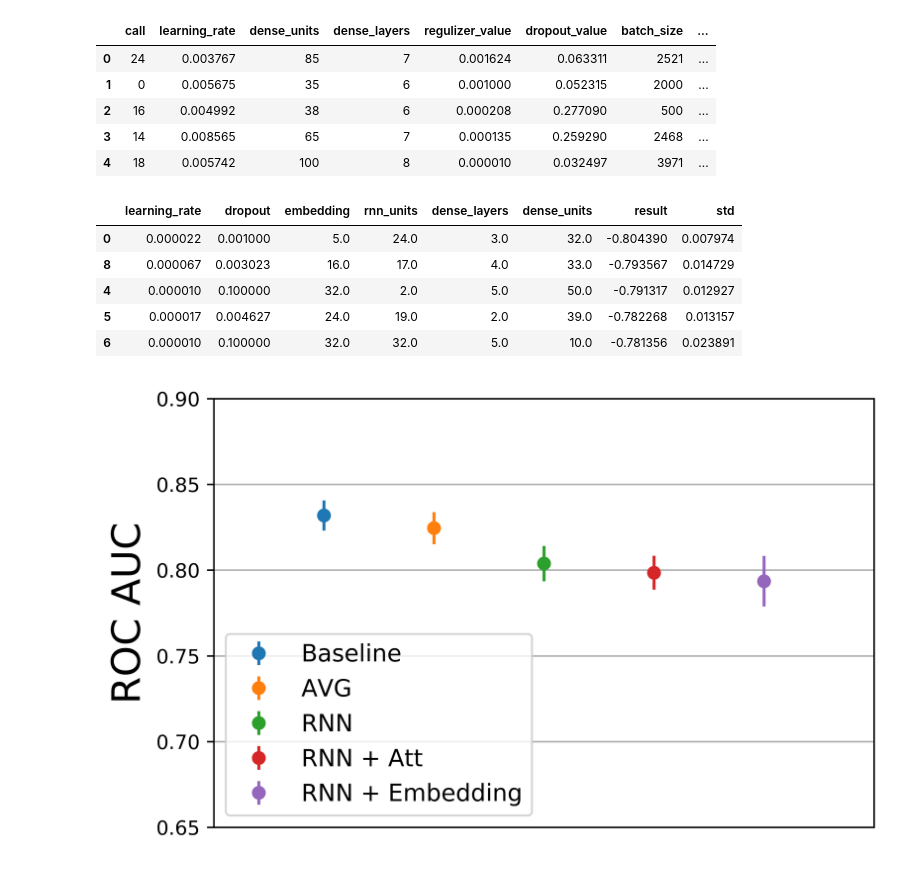
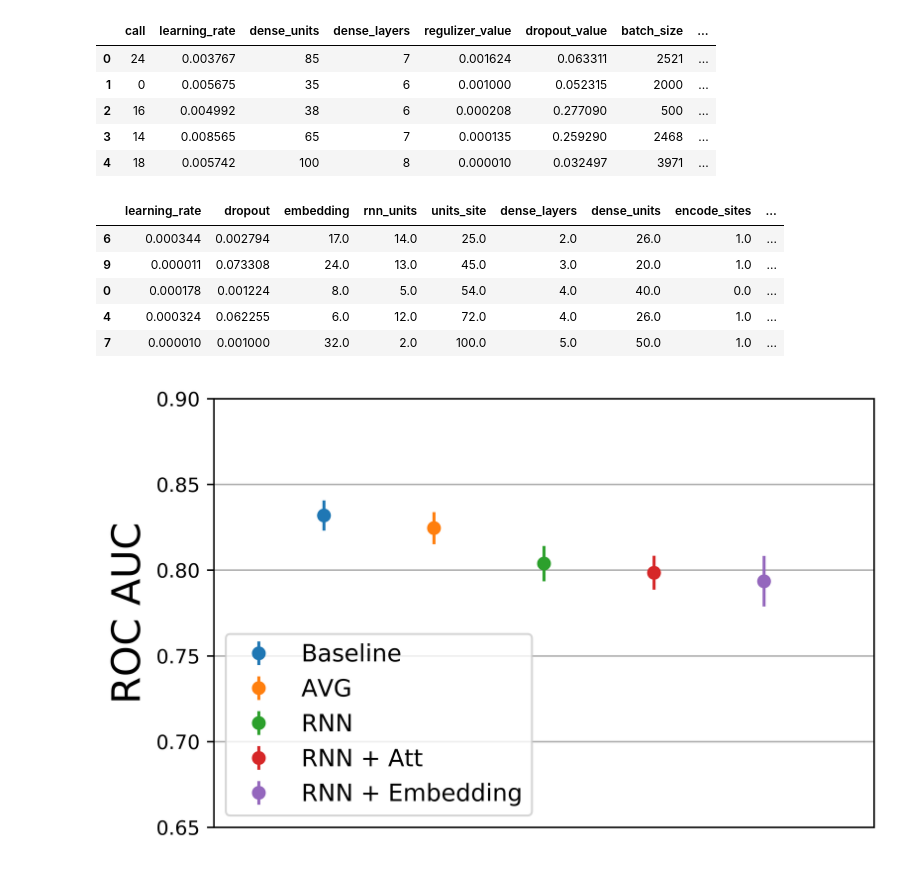
Before and after one commit to llayer/AIErrorLogAnalysis, a Jupyter notebook: training/print_json.ipynb, the cells around one changed output. Cells and saved outputs as stored; diff of their text form; code cells hidden in the pictures.

```diff
--- a/training/print_json.ipynb
+++ b/training/print_json.ipynb
@@ -3,6 +3,7 @@ path_avg = '/nfshome/llayer/AIErrorLogAnalysis/experiments/AVG_20_encoded/'
 path_rnn = '/nfshome/llayer/AIErrorLogAnalysis/experiments/VAR_DIM/'
 path_rnn_att = '/nfshome/llayer/AIErrorLogAnalysis/experiments/VAR_DIM_Att/'
 path_embedding = '/nfshome/llayer/AIErrorLogAnalysis/experiments/EMBEDDING/'
+path_dimred = '/storage/user/llayer/AIErrorLogAnalysis/experiments/DIMRED/'
 path_base = '/nfshome/llayer/AIErrorLogAnalysis/experiments_baseline/BASELINE_PRUNE_NEG/skopt.h5'
 # %%
 import pandas as pd
@@ -36,15 +37,16 @@ avg = read_json(path_avg)
 rnn = read_json(path_rnn)
 rnn_att = read_json(path_rnn_att)
 rnn_embedd = read_json(path_embedding)
+rnn_dimred = read_json(path_dimred)
 # %%
-rnn_embedd.head()
+rnn_dimred.head()
 # %% [output]
-|  | learning_rate | dropout | embedding | rnn_units | dense_layers | dense_units | result | std |
-| 0 | 0.000022 | 0.001000 | 5.0 | 24.0 | 3.0 | 32.0 | -0.804390 | 0.007974 |
-| 8 | 0.000067 | 0.003023 | 16.0 | 17.0 | 4.0 | 33.0 | -0.793567 | 0.014729 |
-| 4 | 0.000010 | 0.100000 | 32.0 | 2.0 | 5.0 | 50.0 | -0.791317 | 0.012927 |
-| 5 | 0.000017 | 0.004627 | 24.0 | 19.0 | 2.0 | 39.0 | -0.782268 | 0.013157 |
-| 6 | 0.000010 | 0.100000 | 32.0 | 32.0 | 5.0 | 10.0 | -0.781356 | 0.023891 |
+|  | learning_rate | dropout | embedding | rnn_units | units_site | dense_layers | dense_units | encode_sites | ... |
+| 6 | 0.000344 | 0.002794 | 17.0 | 14.0 | 25.0 | 2.0 | 26.0 | 1.0 | ... |
+| 9 | 0.000011 | 0.073308 | 24.0 | 13.0 | 45.0 | 3.0 | 20.0 | 1.0 | ... |
+| 0 | 0.000178 | 0.001224 | 8.0 | 5.0 | 54.0 | 4.0 | 40.0 | 0.0 | ... |
+| 4 | 0.000324 | 0.062255 | 6.0 | 12.0 | 72.0 | 4.0 | 26.0 | 1.0 | ... |
+| 7 | 0.000010 | 0.001000 | 32.0 | 2.0 | 100.0 | 5.0 | 50.0 | 1.0 | ... |
 # %%
 base_best, base_std = base['cv_score'].iloc[0], base['std'].iloc[1]
 avg_best, avg_std = avg['result'].iloc[0], avg['std'].iloc[0]
```
Also changed, not shown: 5 other files.
